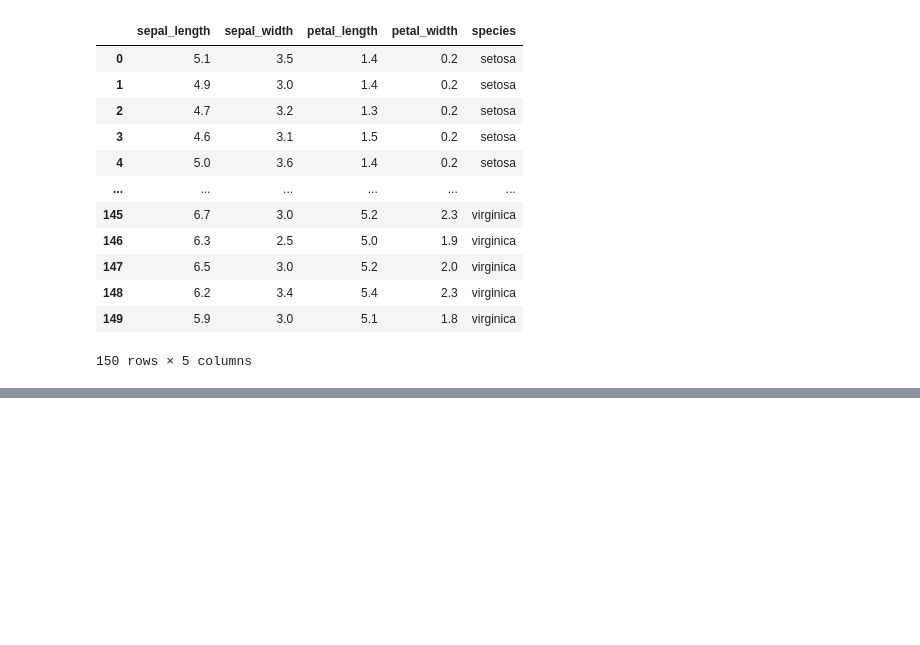
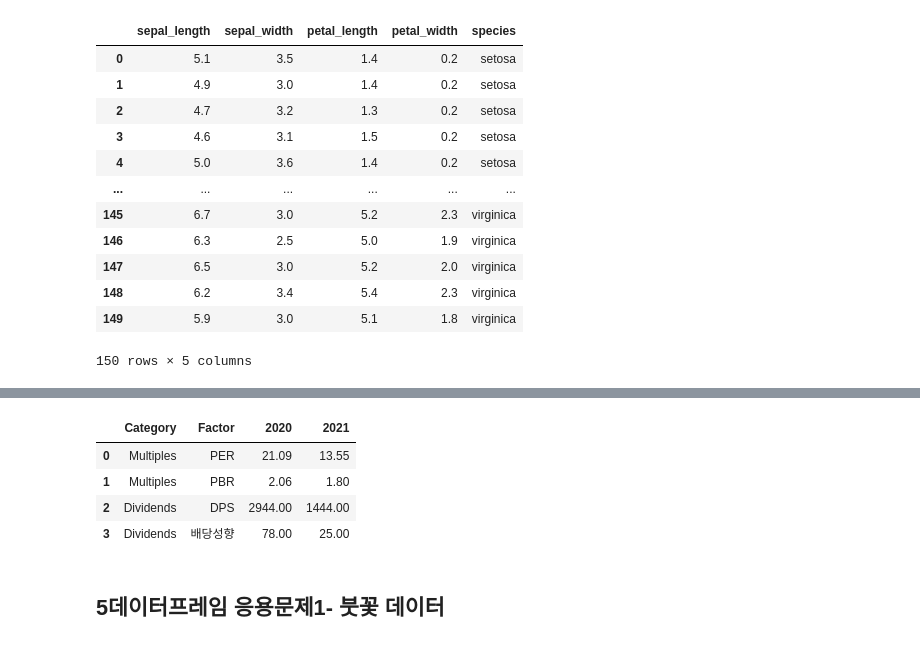
Before and after one commit to taechang1/ai, a Jupyter notebook: 7판다스_예제_데이터_프레임2.ipynb, the cells around one changed output, grey strips where cells are left out. Drawn from its saved outputs; the diff is of its cells as text; code cells hidden in the pictures; blank space fills up the shorter version.

```diff
--- a/7판다스_예제_데이터_프레임2.ipynb
+++ b/7판다스_예제_데이터_프레임2.ipynb
@@ -73,0 +465,41 @@ iris_df
+# %%
+#5
+import pandas as pd
+
+tuples = [
+    ('Multiples', 'PER'),
+    ('Multiples', 'PBR'),
+    ('Dividends', 'DPS'),
+    ('Dividends', '배당성향')
+]
+
+
+data = [
+    [21.09, 13.55],
+    [2.06, 1.80],
+    [2944, 1444],
+    [78, 25]
+]
+
+columns = [2020, 2021]
+df
+
+# #6
+# df.loc['Multiples']
+
+# #7
+# df.loc[('Multiples','PER')]
+# #8
+# df.iloc[ 2]
+# #9
+# df.loc[('Multiples','PER'),2020]
+# #10
+# df.sort_index()
+# %% [output]
+|  | Category | Factor | 2020 | 2021 |
+| 0 | Multiples | PER | 21.09 | 13.55 |
+| 1 | Multiples | PBR | 2.06 | 1.80 |
+| 2 | Dividends | DPS | 2944.00 | 1444.00 |
+| 3 | Dividends | 배당성향 | 78.00 | 25.00 |
+# %% [markdown]
+## 5데이터프레임 응용문제1- 붓꽃 데이터
```
Also changed, not shown: parts of 15 cells of this notebook.
